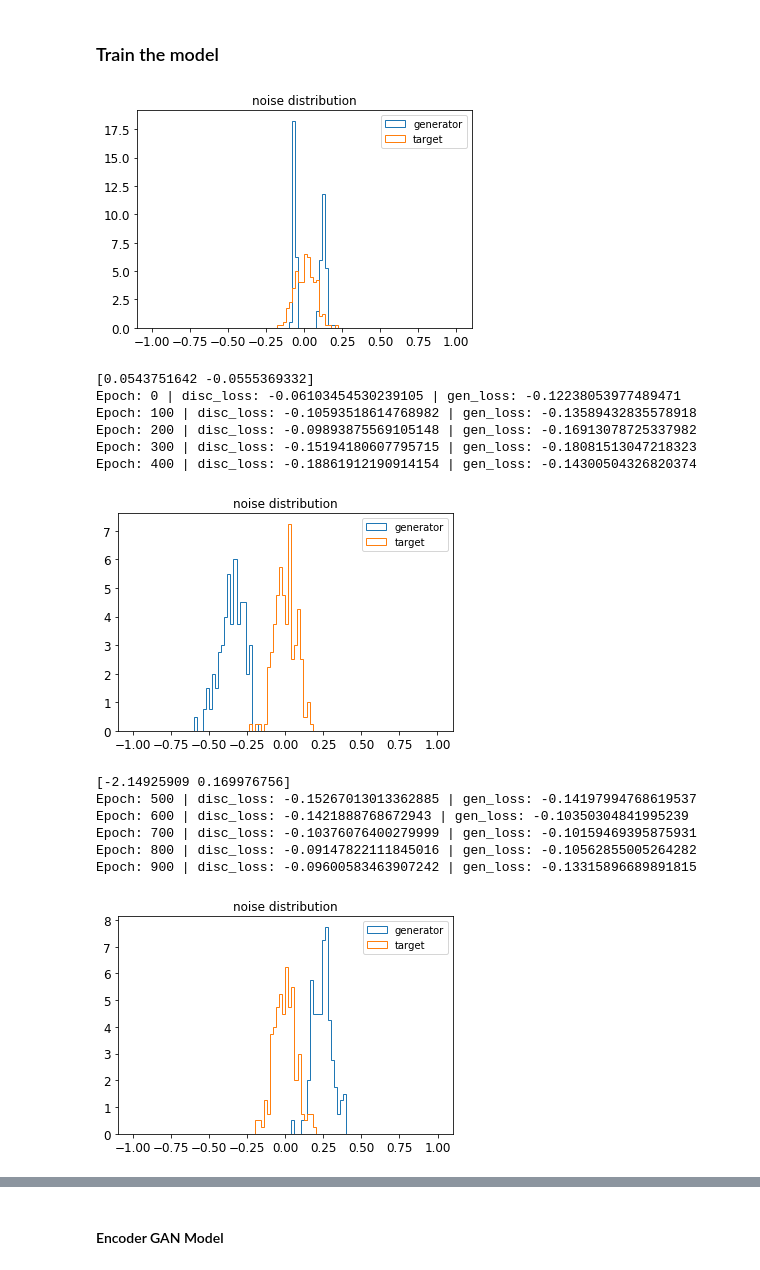
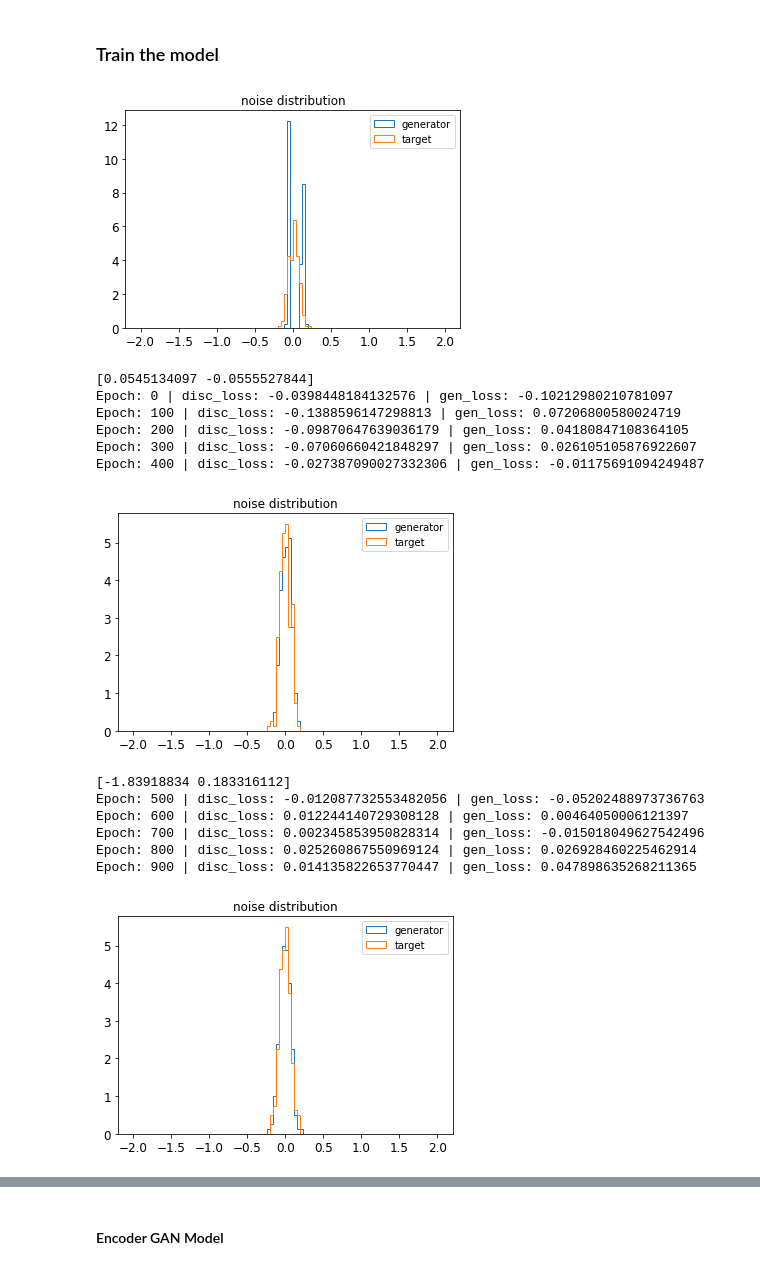
Before and after one commit to YBen1/Autoencoder_communication_system_WGAN_GP_Channel-estimation-in-process-, a Jupyter notebook: WGAN_Channel_Estimation.ipynb, the cells around one changed output, grey strips where cells are left out. Drawn from its saved outputs; the diff is of its cells as text; code cells hidden in the pictures.

```diff
--- a/WGAN_Channel_Estimation.ipynb
+++ b/WGAN_Channel_Estimation.ipynb
@@ -193,8 +201,11 @@ test_dataset = creat_train_data(100)
 # %%
 @tf.function
 def train():
-  gen_gradients, disc_gradients = compute_gradients()
-  apply_gradients(gen_gradients, disc_gradients)
+  for i in range(5):
+    gen_gradients, disc_gradients = compute_gradients()
+    apply_disc_gradients(disc_gradients)
+    if i == 4:
+      apply_gen_gradients(gen_gradients)
 # %%
 def compute_gradients():
   """ passes through the network and computes loss
@@ -217,7 +228,7 @@ def compute_loss(real_data):
         ### pass through network
         # generating noise from a uniform distribution
   ####Mein noise ist anders als hier
-  gradient_penalty_weight = 0.1   #0.5
+  gradient_penalty_weight = 0.5   #0.5
   x= tf.random.normal((batch_size,n),dtype=tf.dtypes.float32)
   x_samp =x/tf.sqrt(2*tf.reduce_mean(tf.square(x)))
   #print(x_samp)
@@ -238,9 +249,12 @@ def compute_loss(real_data):
 
 
 
-def apply_gradients(gen_gradients, disc_gradients):
+def apply_gen_gradients(gen_gradients):
   w_gen_optimizer.apply_gradients(zip(gen_gradients, w_generator.trainable_variables))
+
+def apply_disc_gradients(disc_gradients):
   w_disc_optimizer.apply_gradients(zip(disc_gradients, w_discriminator.trainable_variables))
+
 
 def gradient_penalty(x, x_gen):
   epsilon = tf.random.uniform([x.shape[0], 1, 1, 1], 0.0, 1.0)
@@ -262,7 +276,7 @@ in dem vorherigen GAN modell hat der discriminator side_infomation erhalten, wor
 def get_generator(n):
   input1 = tf.keras.layers.Input(shape=(n,))
   x1 = tf.keras.layers.Dense(n)(input1)
-  input2 =tf.random.normal([tf.shape(input1)[0],n])
+  input2 =tf.random.normal(shape=tf.shape(input1))
   x2 = tf.keras.layers.Dense(n)(input2)
   subtracted = tf.keras.layers.Concatenate(1)([x1, x2])
   h1 = tf.keras.layers.Dense(32,use_bias=True,  activation='relu')(subtracted)
@@ -321,7 +335,7 @@ def get_evaluation_data(evaluation_per_epochs=100):
 
 
 def test_eval(real_eval_data,fake_eval_data,inputs):
-  hist_range = 1
+  hist_range = 2
 
 
   fake_output_hist = np.mean(fake_eval_data,axis=0)  # Changed from 0 to 1
@@ -342,45 +356,45 @@ losses = pd.DataFrame(columns = ['disc_loss', 'gen_loss'])
 time_to_train_w_gan = 0
 # %%
 %%time
-n_epochs = 2501   #2501
+n_epochs = 1001   #2501
 start = time.time()
 for epoch in range(n_epochs):
   x= tf.random.normal((batch_size,n),dtype=tf.dtypes.float32)
   x_samp =x/tf.sqrt(2*tf.reduce_mean(tf.square(x)))
   train()
     # test on holdout
   loss = []
   if epoch%500 == 0:
     real_c = tf.concat(values=[real_channel(x,noise_std), x], axis=1)
     fake_c = w_generator(x)
     real_eval_data, fake_eval_data, inputs = get_evaluation_data()
     test_eval(real_eval_data, fake_eval_data, inputs)
     tf.print(fake_c[0])
     #tf.print(disc_loss, gen_loss)
   real_data = tf.concat(values=[real_channel(x,noise_std), x], axis=1)
   loss.append(compute_loss(real_data))
   losses.loc[len(losses)] = np.mean(loss, axis=0)
   if epoch%100 == 0:
     print(
        "Epoch: {} | disc_loss: {} | gen_loss: {}".format(
             epoch, losses.disc_loss.values[-1], losses.gen_loss.values[-1]
         )  )
 time_to_train_w_gan += time.time()-start
 print()
 tf.saved_model.save(w_generator,'/tmp/saved_model/')
 # %% [output]
-[figure, old version]
+[figure, new version]
-[0.0543751642 -0.0555369332]
-Epoch: 0 | disc_loss: -0.06103454530239105 | gen_loss: -0.12238053977489471
-Epoch: 100 | disc_loss: -0.10593518614768982 | gen_loss: -0.13589432835578918
-Epoch: 200 | disc_loss: -0.09893875569105148 | gen_loss: -0.16913078725337982
-Epoch: 300 | disc_loss: -0.15194180607795715 | gen_loss: -0.18081513047218323
-Epoch: 400 | disc_loss: -0.18861912190914154 | gen_loss: -0.14300504326820374
+[0.0545134097 -0.0555527844]
+Epoch: 0 | disc_loss: -0.0398448184132576 | gen_loss: -0.10212980210781097
+Epoch: 100 | disc_loss: -0.1388596147298813 | gen_loss: 0.07206800580024719
+Epoch: 200 | disc_loss: -0.09870647639036179 | gen_loss: 0.04180847108364105
+Epoch: 300 | disc_loss: -0.07060660421848297 | gen_loss: 0.026105105876922607
+Epoch: 400 | disc_loss: -0.027387090027332306 | gen_loss: -0.01175691094249487
-[figure, old version]
+[figure, new version]
-[-2.14925909 0.169976756]
-Epoch: 500 | disc_loss: -0.15267013013362885 | gen_loss: -0.14197994768619537
-Epoch: 600 | disc_loss: -0.1421888768672943 | gen_loss: -0.10350304841995239
-Epoch: 700 | disc_loss: -0.10376076400279999 | gen_loss: -0.10159469395875931
-Epoch: 800 | disc_loss: -0.09147822111845016 | gen_loss: -0.10562855005264282
-Epoch: 900 | disc_loss: -0.09600583463907242 | gen_loss: -0.13315896689891815
+[-1.83918834 0.183316112]
+Epoch: 500 | disc_loss: -0.012087732553482056 | gen_loss: -0.05202488973736763
+Epoch: 600 | disc_loss: 0.012244140729308128 | gen_loss: 0.00464050006121397
+Epoch: 700 | disc_loss: 0.002345853950828314 | gen_loss: -0.015018049627542496
+Epoch: 800 | disc_loss: 0.025260867550969124 | gen_loss: 0.026928460225462914
+Epoch: 900 | disc_loss: 0.014135822653770447 | gen_loss: 0.047898635268211365
-[figure, old version]
+[figure, new version]
```
Also changed, not shown: parts of 9 cells of this notebook.
